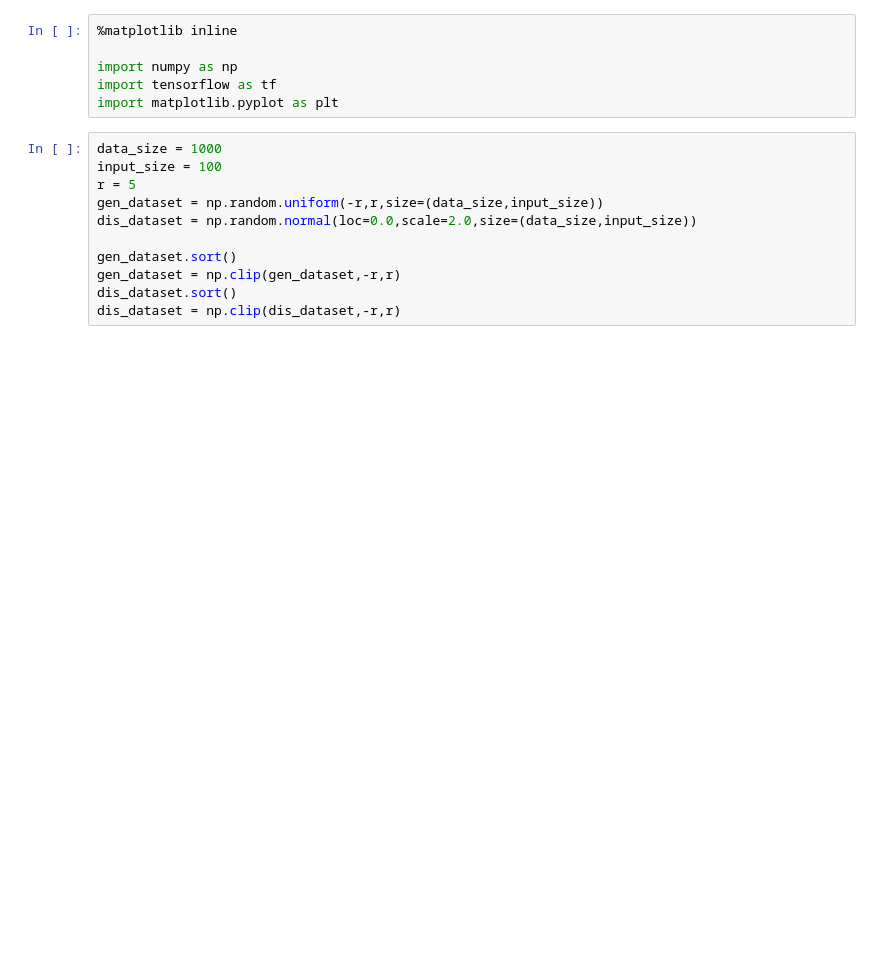
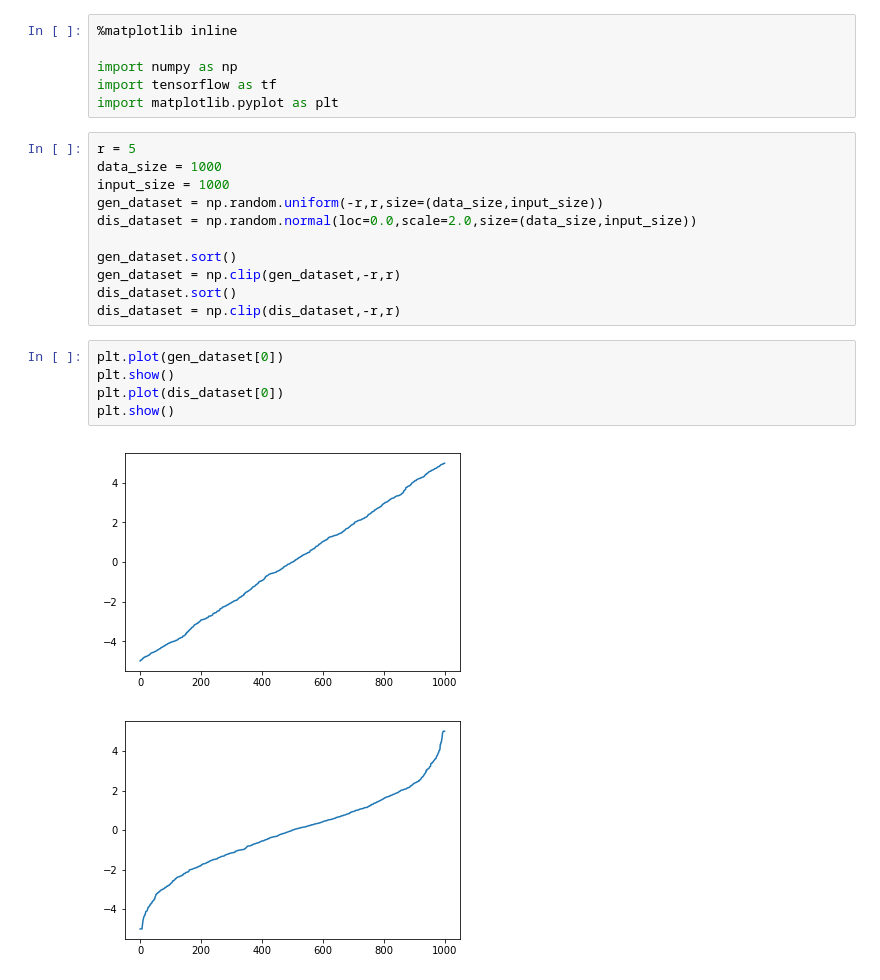
Before and after one commit to hyeonroklee/Machine-Learning, a Jupyter notebook: tf_gan.ipynb, the cells around one changed output. Saved outputs shown, nothing was run; the diff lists cells and outputs as text; blank space fills up the shorter version.

```diff
--- a/tf_gan.ipynb
+++ b/tf_gan.ipynb
@@ -5,9 +5,9 @@ import numpy as np
 import tensorflow as tf
 import matplotlib.pyplot as plt
 # %%
+r = 5
 data_size = 1000
-input_size = 100
-r = 5
+input_size = 1000
 gen_dataset = np.random.uniform(-r,r,size=(data_size,input_size))
 dis_dataset = np.random.normal(loc=0.0,scale=2.0,size=(data_size,input_size))
 
@@ -15,4 +15,12 @@ gen_dataset.sort()
 gen_dataset = np.clip(gen_dataset,-r,r)
 dis_dataset.sort()
 dis_dataset = np.clip(dis_dataset,-r,r)
+# %%
+plt.plot(gen_dataset[0])
+plt.show()
+plt.plot(dis_dataset[0])
+plt.show()
+# %% [output]
+[figure, added]
+[figure, added]
 # %%
```
Also changed, not shown: parts of 1 cell of this notebook.
